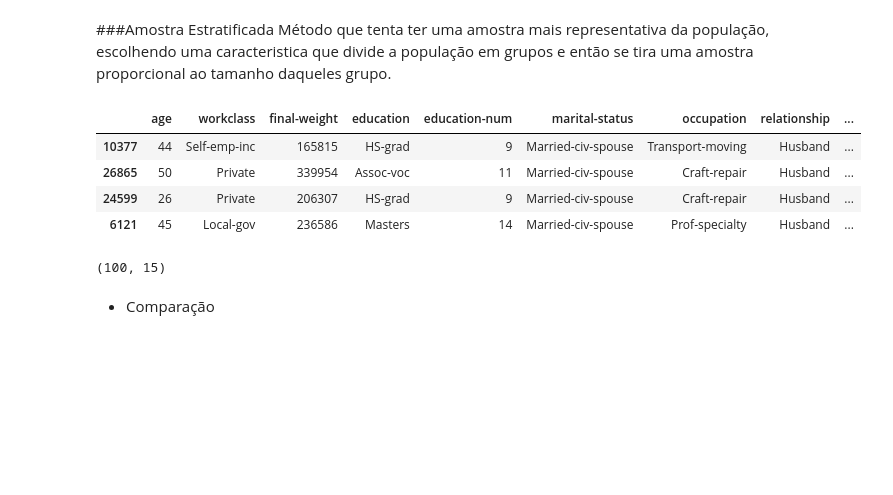
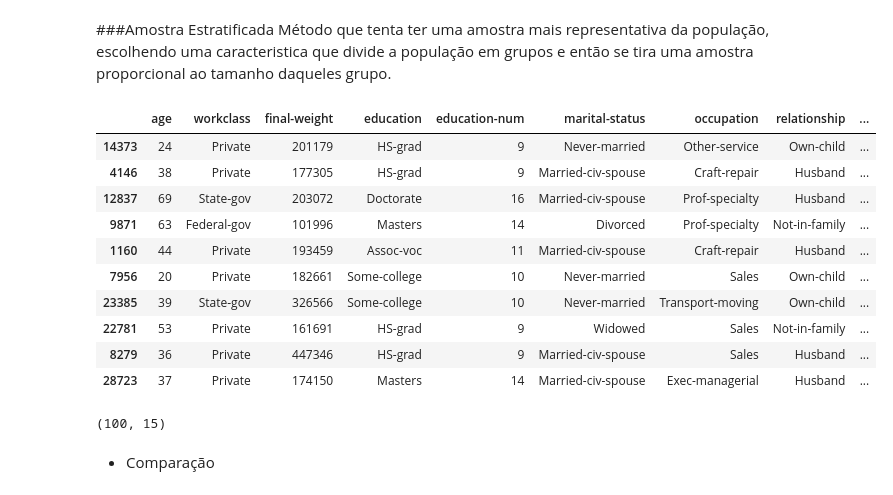
Before and after one commit to LucasGleysson/Estatistica_DS_ML, a Jupyter notebook: Amostragens.ipynb, the cells around one changed output. Cells and saved outputs as stored; diff of their text form; code cells hidden in the pictures; blank space fills up the shorter version.

Commit message:
Populção, Amostragem e Tipos de Amostragem

```diff
--- a/Amostragens.ipynb
+++ b/Amostragens.ipynb
@@ -151,27 +151,33 @@ Método que tenta ter uma amostra mais representativa da população, escolhendo
 # %%
 def amostragem_estratificada(dataset, qnt_amostra, gp_divisor):
   from sklearn.model_selection import StratifiedShuffleSplit
 
   # Configura o tamanho da amostra que será separada
-  qnt_amostra = qnt_amostra / len(dataset)
+  qnt_amostra = qnt_amostra / len(dataset) # converte a quantidade para uma fração do dataset (porcentagem)
   split = StratifiedShuffleSplit(test_size = qnt_amostra)
 
   # Faz a separação da amaostra de forma estratificada
   for _, y in split.split(dataset,dataset[gp_divisor]):
     df_y = dataset.iloc[y]
 
   amostra = df_y
   return amostra
 
 amostra_estratificada = amostragem_estratificada(dataset, 100, 'income')
-display(amostra_estratificada.head(4))
+display(amostra_estratificada.head(10))
 display(amostra_estratificada.shape)
 # %% [output]
 |  | age | workclass | final-weight | education | education-num | marital-status | occupation | relationship | ... |
-| 10377 | 44 | Self-emp-inc | 165815 | HS-grad | 9 | Married-civ-spouse | Transport-moving | Husband | ... |
-| 26865 | 50 | Private | 339954 | Assoc-voc | 11 | Married-civ-spouse | Craft-repair | Husband | ... |
-| 24599 | 26 | Private | 206307 | HS-grad | 9 | Married-civ-spouse | Craft-repair | Husband | ... |
-| 6121 | 45 | Local-gov | 236586 | Masters | 14 | Married-civ-spouse | Prof-specialty | Husband | ... |
+| 14373 | 24 | Private | 201179 | HS-grad | 9 | Never-married | Other-service | Own-child | ... |
+| 4146 | 38 | Private | 177305 | HS-grad | 9 | Married-civ-spouse | Craft-repair | Husband | ... |
+| 12837 | 69 | State-gov | 203072 | Doctorate | 16 | Married-civ-spouse | Prof-specialty | Husband | ... |
+| 9871 | 63 | Federal-gov | 101996 | Masters | 14 | Divorced | Prof-specialty | Not-in-family | ... |
+| 1160 | 44 | Private | 193459 | Assoc-voc | 11 | Married-civ-spouse | Craft-repair | Husband | ... |
+| 7956 | 20 | Private | 182661 | Some-college | 10 | Never-married | Sales | Own-child | ... |
+| 23385 | 39 | State-gov | 326566 | Some-college | 10 | Never-married | Transport-moving | Own-child | ... |
+| 22781 | 53 | Private | 161691 | HS-grad | 9 | Widowed | Sales | Not-in-family | ... |
+| 8279 | 36 | Private | 447346 | HS-grad | 9 | Married-civ-spouse | Sales | Husband | ... |
+| 28723 | 37 | Private | 174150 | Masters | 14 | Married-civ-spouse | Exec-managerial | Husband | ... |
 (100, 15)
 # %% [markdown]
 - Comparação
```
